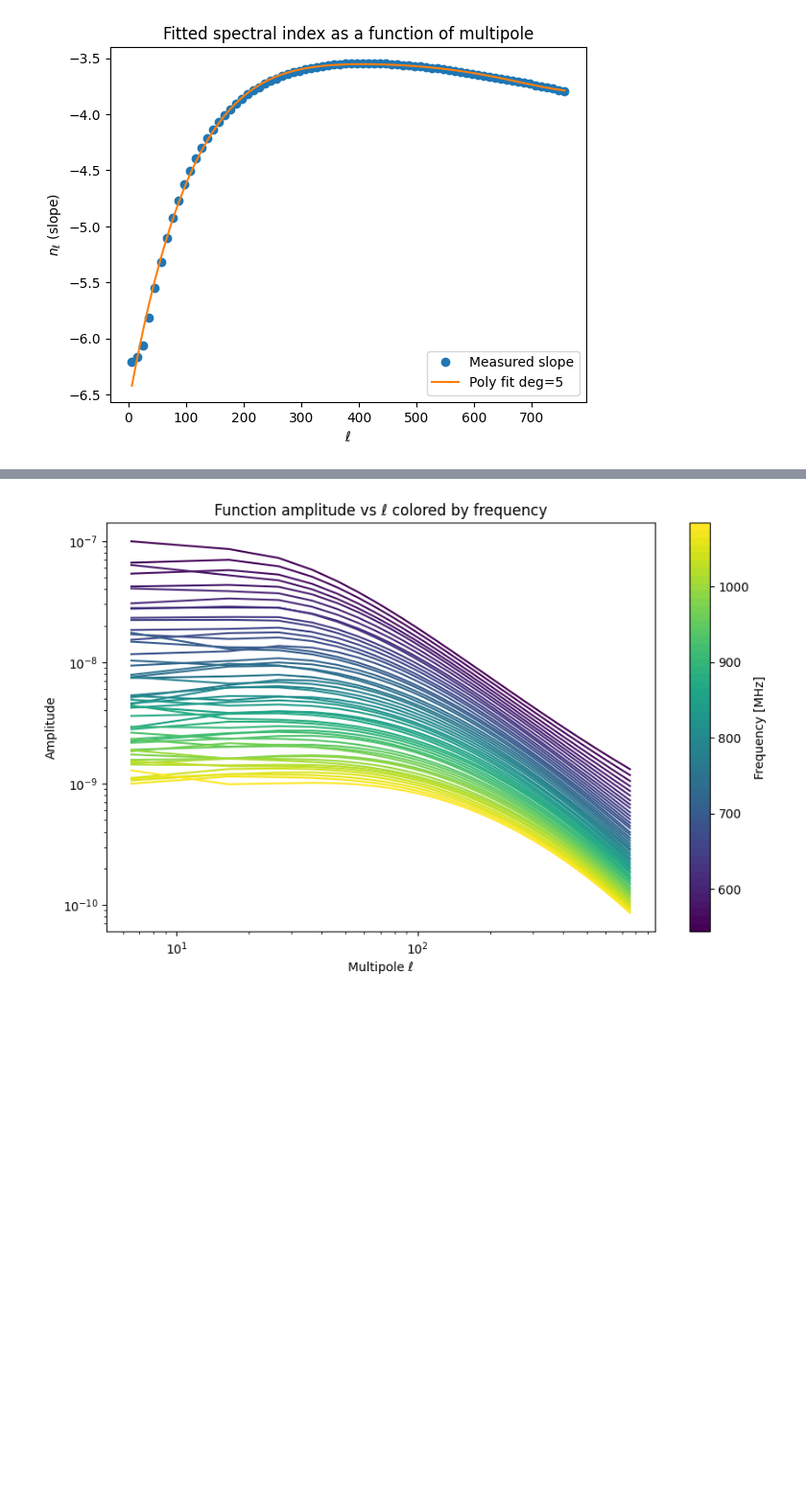
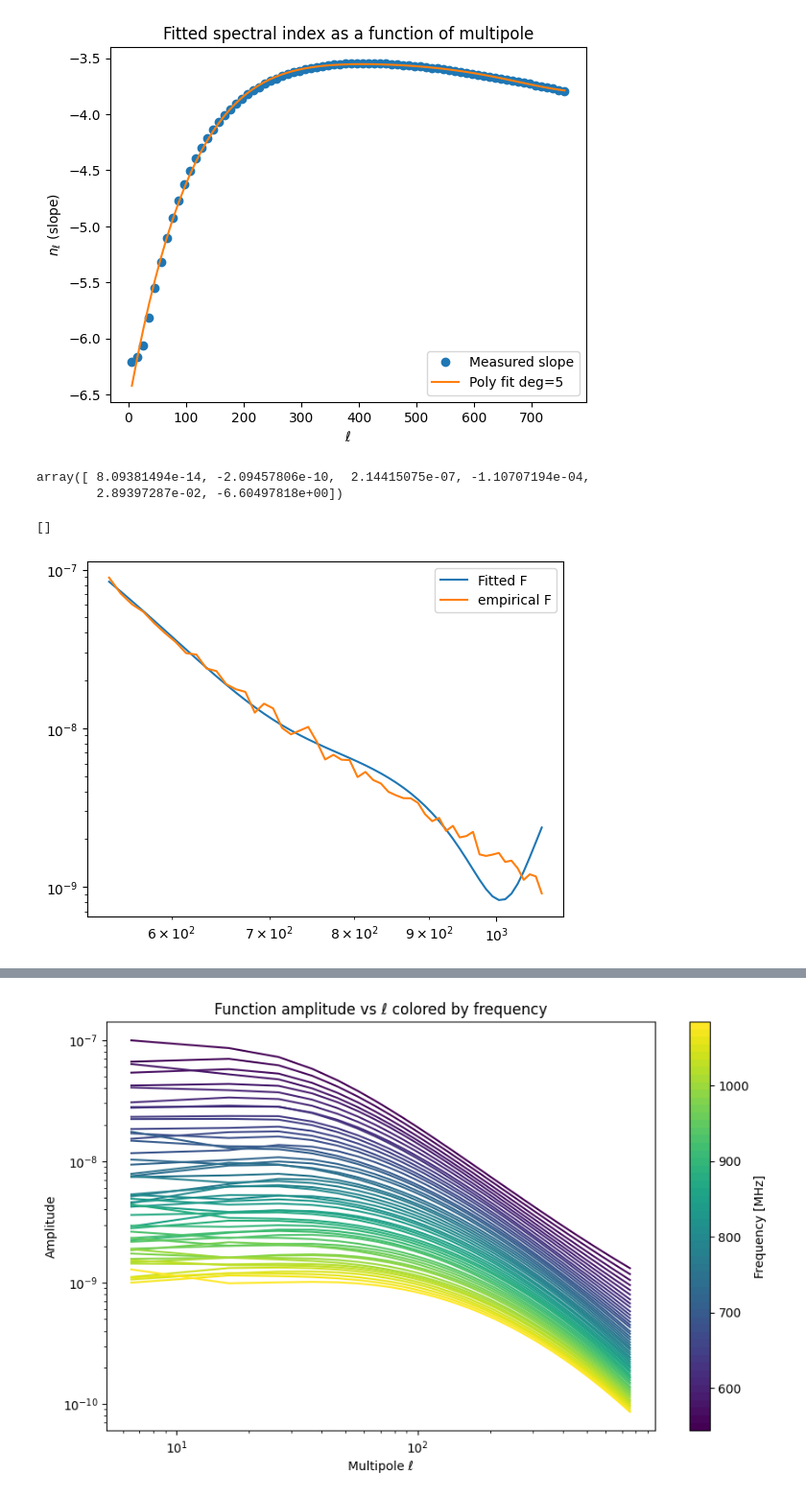
Before and after one commit to urwa99/MASS_Thesis, a Jupyter notebook: HI/parametric_model.ipynb, the cells around one changed output, grey strips where cells are left out. Shown at 96% size. Saved outputs shown, nothing was run; the diff lists cells and outputs as text; code cells hidden in the pictures; blank space fills up the shorter version.

```diff
--- a/HI/parametric_model.ipynb
+++ b/HI/parametric_model.ipynb
@@ -441,3 +440,8 @@ plt.title("Fitted spectral index as a function of multipole")
 # %% [output]
 Text(0.5, 1.0, 'Fitted spectral index as a function of multipole')
 [figure]
+# %%
+n_coeffs
+# %% [output]
+array([ 8.09381494e-14, -2.09457806e-10,  2.14415075e-07, -1.10707194e-04,
+        2.89397287e-02, -6.60497818e+00])
@@ -443,0 +453,14 @@ Text(0.5, 1.0, 'Fitted spectral index as a function of multipole')
+# %%
+from scipy.optimize import curve_fit
+
+y=1
+popt_f, _ = curve_fit(log_poly_model, freqs[:-1], np.diag(hi_binned[y,:,:]), p0=np.ones(5)) #initial coefficient guess of ones of size k
+fit_f =( 10**log_poly_model(freqs[:-1], *popt_f) ) * (freqs[:-1]/freqs[0])**-1e-20
+
+plt.plot(freqs[:-1], (fit_f-1)/2.3, label='Fitted F')
+plt.plot(freqs[:-1], np.diag(hi_binned[y,:,:]), label='empirical F')
+plt.legend()
+plt.loglog()
+# %% [output]
+[]
+[figure, added]
```
Also changed, not shown: parts of 14 cells of this notebook.
